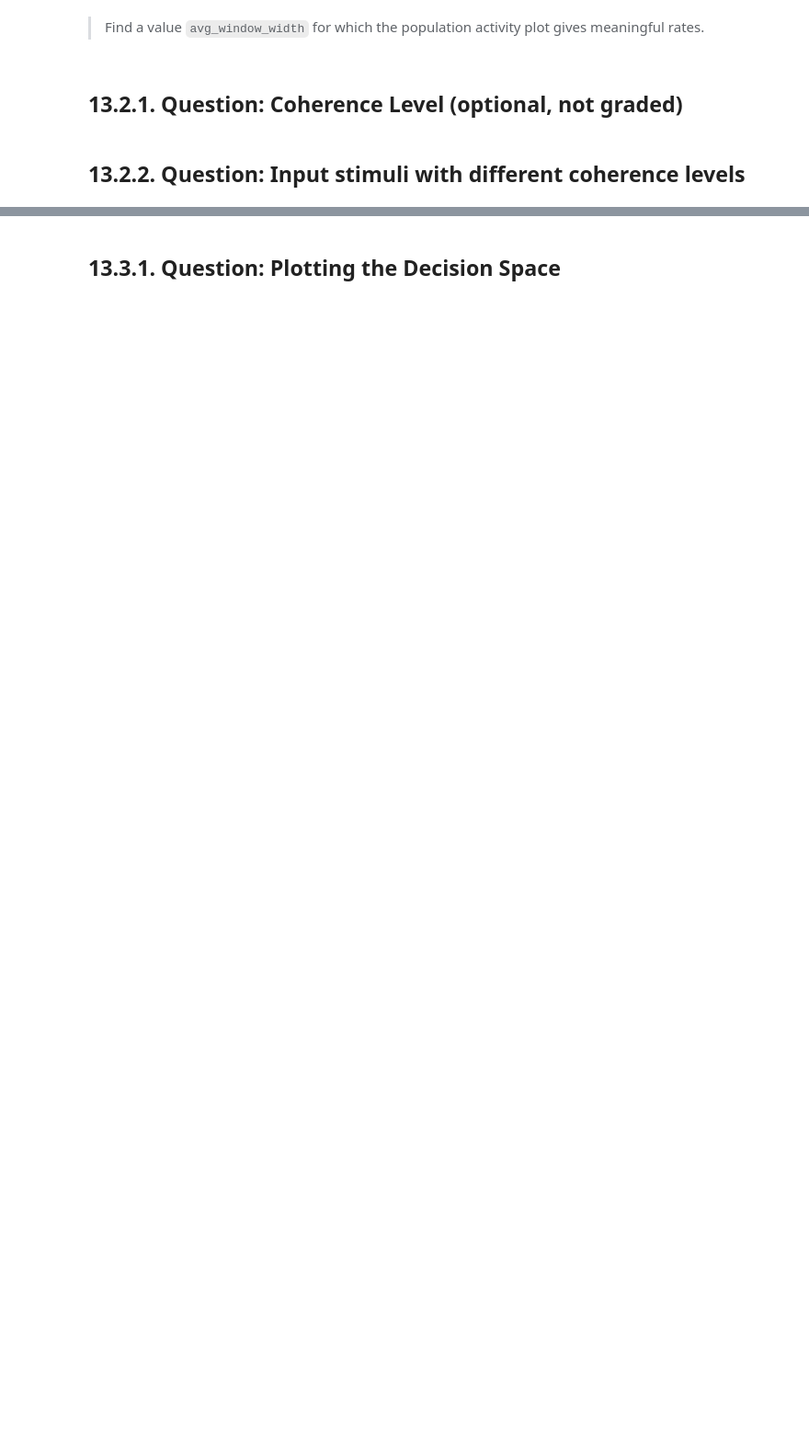
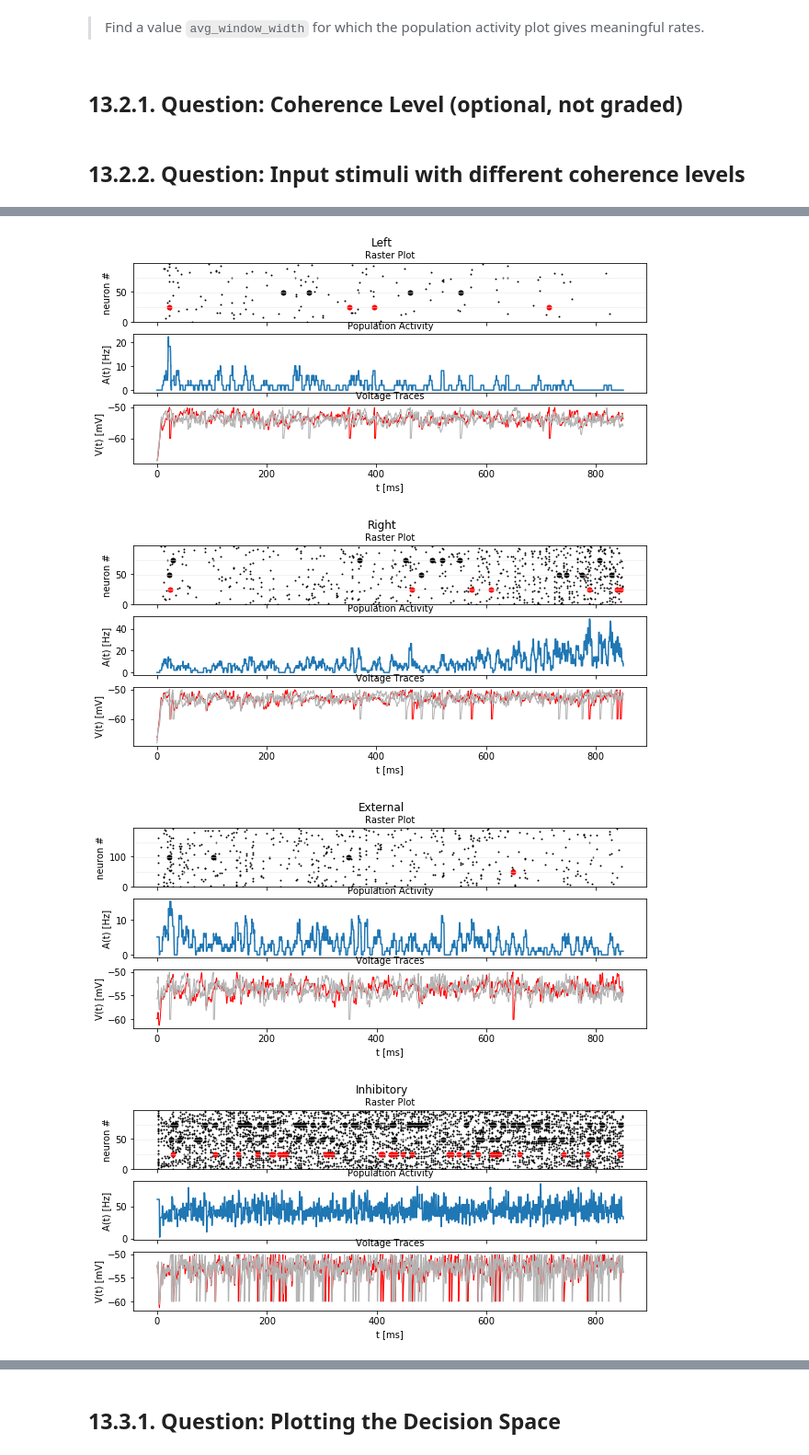
Before and after one commit to TristanBesson/bmnn, a Jupyter notebook: Ex13_Dylan_Bourgeois_224797.ipynb, the cells around one changed output, grey strips where cells are left out. Shown at 92% size. Saved outputs shown, nothing was run; the diff lists cells and outputs as text; code cells hidden in the pictures; blank space fills up the shorter version.

```diff
--- a/Ex13_Dylan_Bourgeois_224797.ipynb
+++ b/Ex13_Dylan_Bourgeois_224797.ipynb
@@ -263,0 +271,7 @@ plt.show()
+# %%
+t_stimulus_start = 50. * b2.ms
+max_sim_time = 800. * b2.ms + t_stimulus_start
+# %%
+coherence_level = -0.1
+results_c_neg = decision_making.sim_decision_making_network(t_stimulus_start= t_stimulus_start,
+                                                      coherence_level=coherence_level, max_sim_time=max_sim_time)
@@ -263,0 +281,28 @@ plt.show()
+# %%
+averaging_window_time = 5. * b2.ms
+
+plot_tools.plot_network_activity(results_c_neg["rate_monitor_A"], results_c_neg["spike_monitor_A"],
+                                 results_c_neg["voltage_monitor_A"], t_min=0. * b2.ms,
+                                 avg_window_width=averaging_window_time,
+                                 sup_title="Left")
+
+plot_tools.plot_network_activity(results_c_neg["rate_monitor_B"], results_c_neg["spike_monitor_B"],
+                                 results_c_neg["voltage_monitor_B"], t_min=0. * b2.ms,
+                                 avg_window_width=averaging_window_time,
+                                 sup_title="Right")
+
+plot_tools.plot_network_activity(results_c_neg["rate_monitor_Z"], results_c_neg["spike_monitor_Z"],
+                                 results_c_neg["voltage_monitor_Z"], t_min=0. * b2.ms,
+                                 avg_window_width=averaging_window_time,
+                                 sup_title="External")
+
+plot_tools.plot_network_activity(results_c_neg["rate_monitor_inhib"], results_c_neg["spike_monitor_inhib"],
+                                 results_c_neg["voltage_monitor_inhib"], t_min=0. * b2.ms,
+                                 avg_window_width=averaging_window_time,
+                                 sup_title="Inhibitory")
+plt.show()
+# %% [output]
+[figure, added]
+[figure, added]
+[figure, added]
+[figure, added]
```
Also changed, not shown: parts of 20 cells of this notebook.
